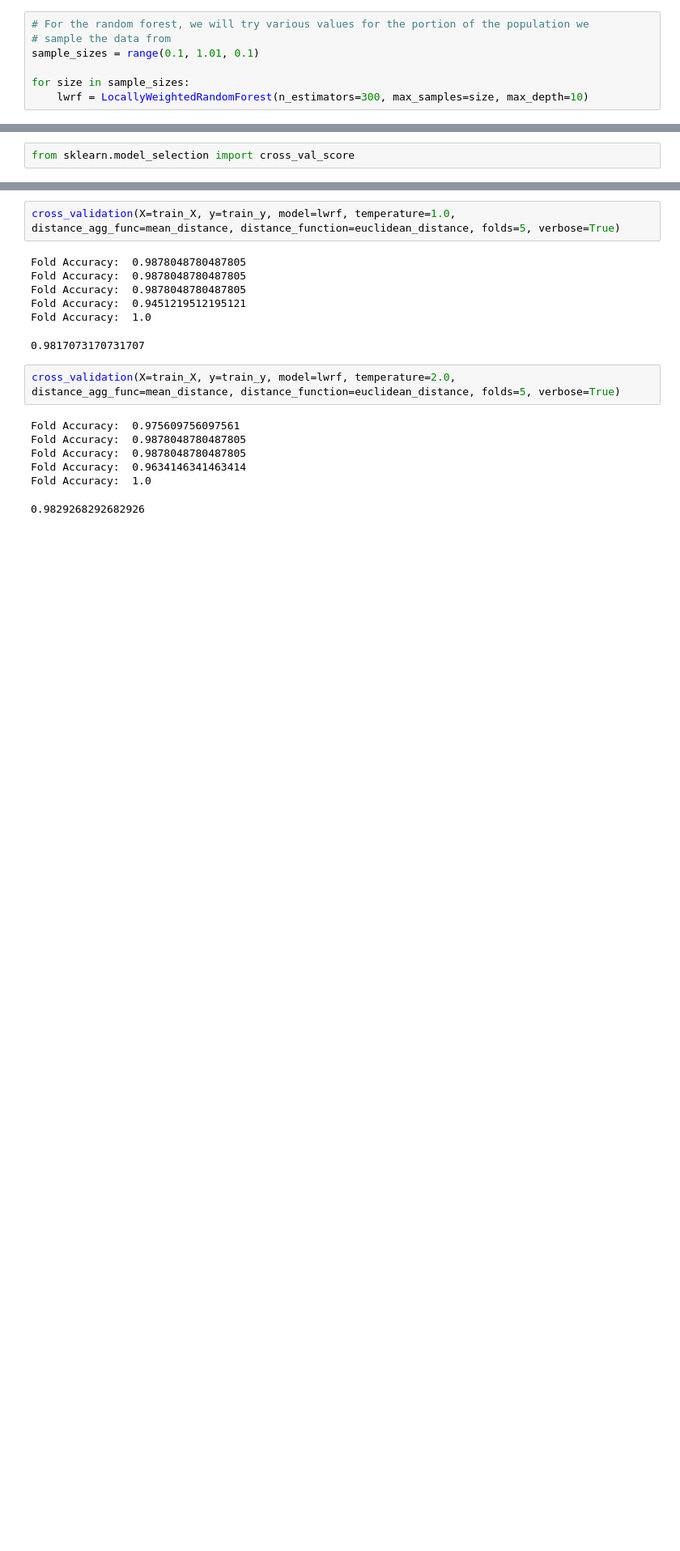
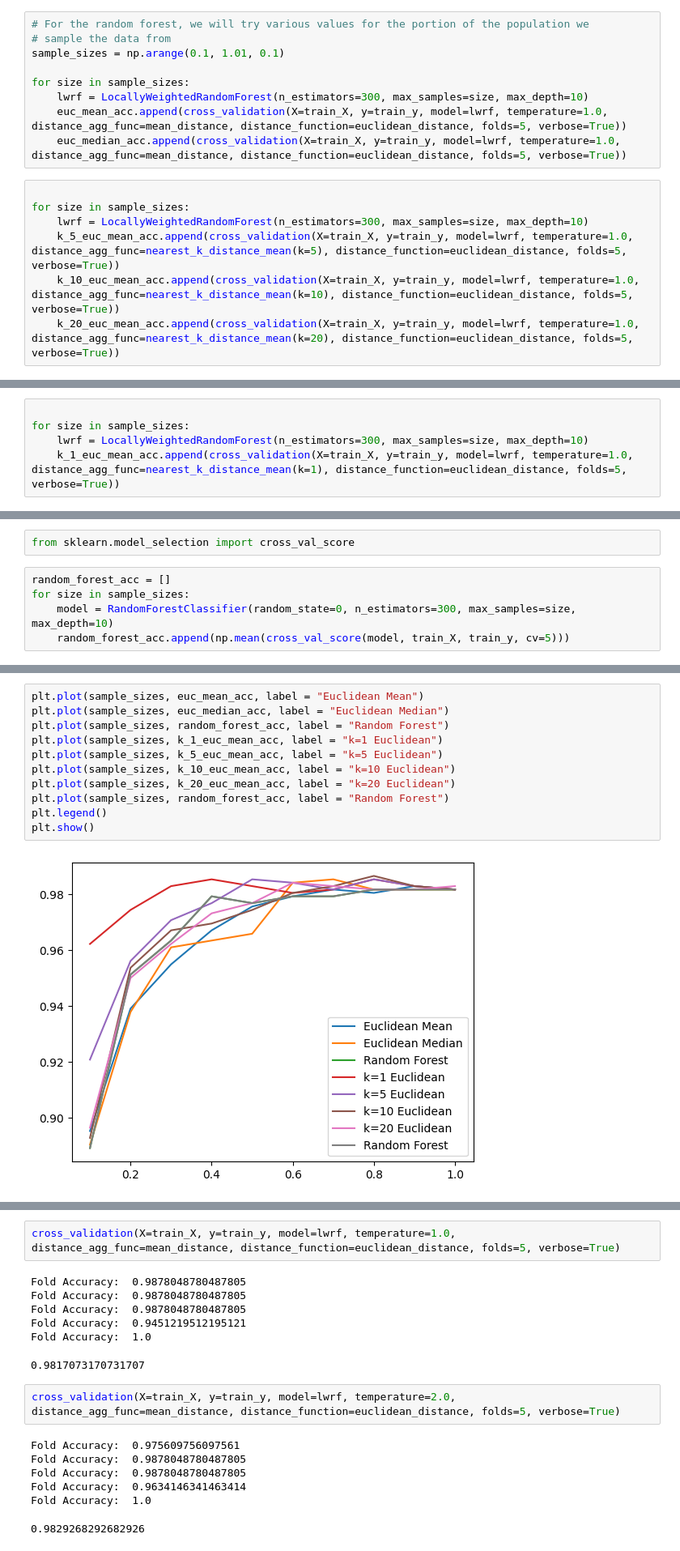
Before and after one commit to ilangofman/CSC2515-Locally-Weighted-Random-Forests, a Jupyter notebook: heart_dataset_analysis.ipynb, the cells around one changed output, grey strips where cells are left out. Shown at 81% size. Cells and saved outputs as stored; diff of their text form; blank space fills up the shorter version.

```diff
--- a/heart_dataset_analysis.ipynb
+++ b/heart_dataset_analysis.ipynb
@@ -166,7 +224,16 @@ performance = []
 # %%
 # For the random forest, we will try various values for the portion of the population we
 # sample the data from
-sample_sizes = range(0.1, 1.01, 0.1)
+sample_sizes = np.arange(0.1, 1.01, 0.1)
 
 for size in sample_sizes:
     lwrf = LocallyWeightedRandomForest(n_estimators=300, max_samples=size, max_depth=10)
+    euc_mean_acc.append(cross_validation(X=train_X, y=train_y, model=lwrf, temperature=1.0, distance_agg_func=mean_distance, distance_function=euclidean_distance, folds=5, verbose=True))
+    euc_median_acc.append(cross_validation(X=train_X, y=train_y, model=lwrf, temperature=1.0, distance_agg_func=mean_distance, distance_function=euclidean_distance, folds=5, verbose=True))
+# %%
+
+for size in sample_sizes:
+    lwrf = LocallyWeightedRandomForest(n_estimators=300, max_samples=size, max_depth=10)
+    k_5_euc_mean_acc.append(cross_validation(X=train_X, y=train_y, model=lwrf, temperature=1.0, distance_agg_func=nearest_k_distance_mean(k=5), distance_function=euclidean_distance, folds=5, verbose=True))
+    k_10_euc_mean_acc.append(cross_validation(X=train_X, y=train_y, model=lwrf, temperature=1.0, distance_agg_func=nearest_k_distance_mean(k=10), distance_function=euclidean_distance, folds=5, verbose=True))
+    k_20_euc_mean_acc.append(cross_validation(X=train_X, y=train_y, model=lwrf, temperature=1.0, distance_agg_func=nearest_k_distance_mean(k=20), distance_function=euclidean_distance, folds=5, verbose=True))
@@ -172,0 +258,5 @@ for size in sample_sizes:
+# %%
+
+for size in sample_sizes:
+    lwrf = LocallyWeightedRandomForest(n_estimators=300, max_samples=size, max_depth=10)
+    k_1_euc_mean_acc.append(cross_validation(X=train_X, y=train_y, model=lwrf, temperature=1.0, distance_agg_func=nearest_k_distance_mean(k=1), distance_function=euclidean_distance, folds=5, verbose=True))
@@ -173,2 +281,7 @@ for size in sample_sizes:
 # %%
 from sklearn.model_selection import cross_val_score
+# %%
+random_forest_acc = []
+for size in sample_sizes:
+    model = RandomForestClassifier(random_state=0, n_estimators=300, max_samples=size, max_depth=10)
+    random_forest_acc.append(np.mean(cross_val_score(model, train_X, train_y, cv=5)))
@@ -174,0 +302,13 @@ from sklearn.model_selection import cross_val_score
+# %%
+plt.plot(sample_sizes, euc_mean_acc, label = "Euclidean Mean")
+plt.plot(sample_sizes, euc_median_acc, label = "Euclidean Median")
+plt.plot(sample_sizes, random_forest_acc, label = "Random Forest")
+plt.plot(sample_sizes, k_1_euc_mean_acc, label = "k=1 Euclidean")
+plt.plot(sample_sizes, k_5_euc_mean_acc, label = "k=5 Euclidean")
+plt.plot(sample_sizes, k_10_euc_mean_acc, label = "k=10 Euclidean")
+plt.plot(sample_sizes, k_20_euc_mean_acc, label = "k=20 Euclidean")
+plt.plot(sample_sizes, random_forest_acc, label = "Random Forest")
+plt.legend()
+plt.show()
+# %% [output]
+[figure, added]
```
Also changed, not shown: parts of 21 cells of this notebook, 2 other files.
